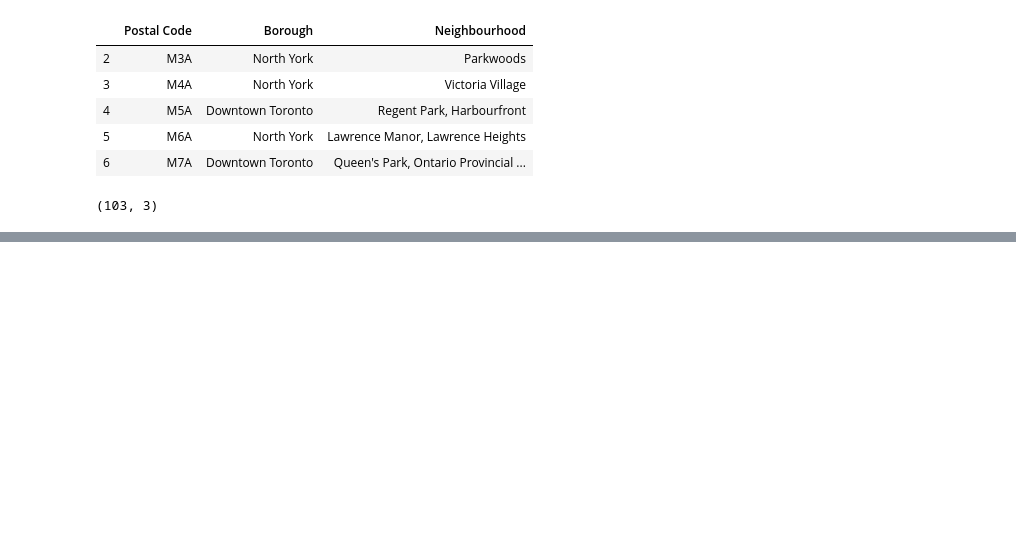
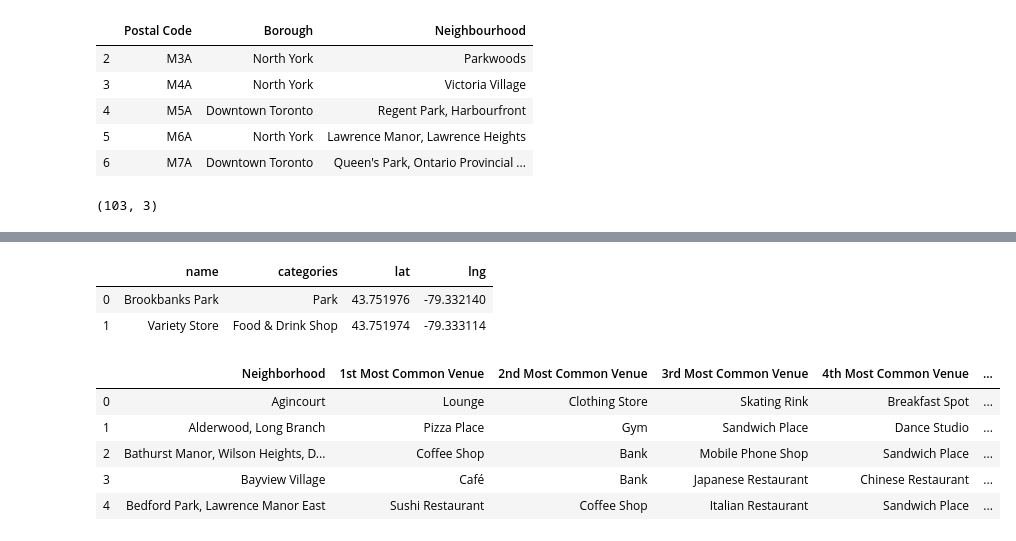
Before and after one commit to agrahn95/Coursera_Capstone, a Jupyter notebook: Data Science Capstone Project.ipynb, the cells around one changed output, grey strips where cells are left out. Cells and saved outputs as stored; diff of their text form; code cells hidden in the pictures; blank space fills up the shorter version.

```diff
--- a/Data Science Capstone Project.ipynb
+++ b/Data Science Capstone Project.ipynb
@@ -93,3 +101,6 @@ KeyError: 'l'
+# %%
+neighborhood_latitude=df_coords.loc[0, 'Latitude']
+neighborhood_longitude=df_coords.loc[0, 'Longitude']
 # %%
 LIMIT = 100 # limit of number of venues returned by Foursquare API
 radius = 500 # define radius
@@ -111,0 +155,20 @@ KeyError: 'L'
+# %%
+venues = results['response']['groups'][0]['items']
+
+nearby_venues = json_normalize(venues) # flatten JSON
+
+# filter columns
+filtered_columns = ['venue.name', 'venue.categories', 'venue.location.lat', 'venue.location.lng']
+nearby_venues =nearby_venues.loc[:, filtered_columns]
+
+# filter the category for each row
+nearby_venues['venue.categories'] = nearby_venues.apply(get_category_type, axis=1)
+
+# clean columns
+nearby_venues.columns = [col.split(".")[-1] for col in nearby_venues.columns]
+
+nearby_venues.head()
+# %% [output]
+|  | name | categories | lat | lng |
+| 0 | Brookbanks Park | Park | 43.751976 | -79.332140 |
+| 1 | Variety Store | Food & Drink Shop | 43.751974 | -79.333114 |
@@ -111,0 +263,31 @@ KeyError: 'L'
+# %%
+num_top_venues = 10
+
+indicators = ['st', 'nd', 'rd']
+
+# create columns according to number of top venues
+columns = ['Neighborhood']
+for ind in np.arange(num_top_venues):
+    try:
+        columns.append('{}{} Most Common Venue'.format(ind+1, indicators[ind]))
+    except:
+        columns.append('{}th Most Common Venue'.format(ind+1))
+
+# create a new dataframe
+neighborhoods_venues_sorted = pd.DataFrame(columns=columns)
+neighborhoods_venues_sorted['Neighborhood'] = Toronto_grouped['Neighborhood']
+
+#workaround to avoid key error NO NEED ANYMORE
+#neighborhoods_venues_sorted['Neighborhood'] = first_column
+
+for ind in np.arange(Toronto_grouped.shape[0]):
+    neighborhoods_venues_sorted.iloc[ind, 1:] = return_most_common_venues(Toronto_grouped.iloc[ind, :], num_top_venues)
+
+neighborhoods_venues_sorted.head()
+# %% [output]
+|  | Neighborhood | 1st Most Common Venue | 2nd Most Common Venue | 3rd Most Common Venue | 4th Most Common Venue | ... |
+| 0 | Agincourt | Lounge | Clothing Store | Skating Rink | Breakfast Spot | ... |
+| 1 | Alderwood, Long Branch | Pizza Place | Gym | Sandwich Place | Dance Studio | ... |
+| 2 | Bathurst Manor, Wilson Heights, D... | Coffee Shop | Bank | Mobile Phone Shop | Sandwich Place | ... |
+| 3 | Bayview Village | Café | Bank | Japanese Restaurant | Chinese Restaurant | ... |
+| 4 | Bedford Park, Lawrence Manor East | Sushi Restaurant | Coffee Shop | Italian Restaurant | Sandwich Place | ... |
```
Also changed, not shown: parts of 17 cells of this notebook, 2 other files.
